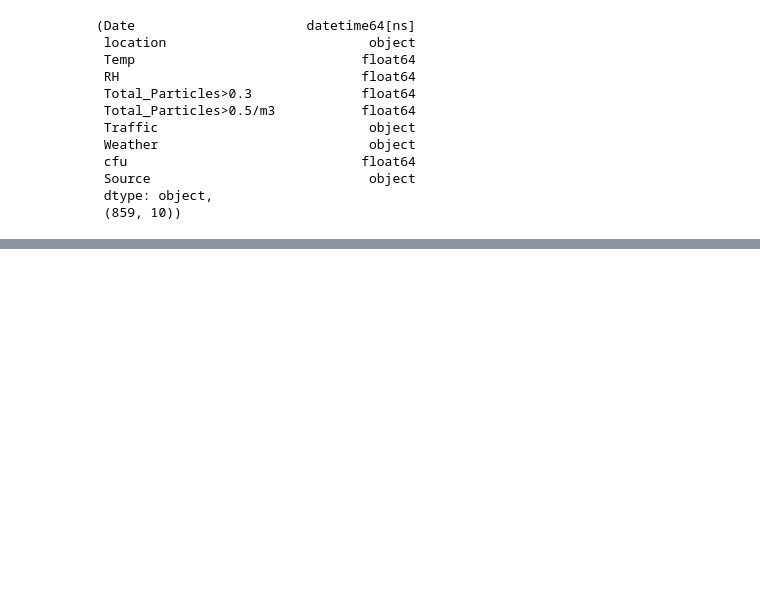
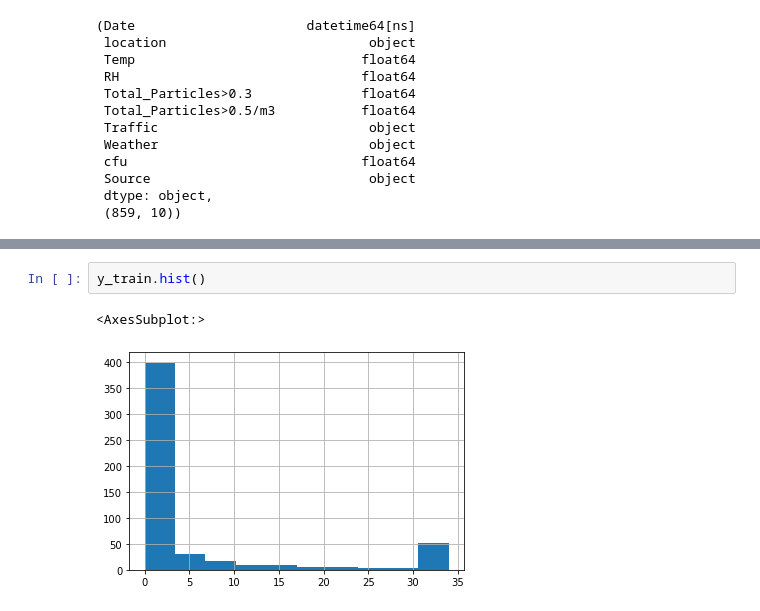
Before and after one commit to jamesclay06/Springboard, a Jupyter notebook: ViableSamplingProject/VAS_Preprocessing.ipynb, the cells around one changed output, grey strips where cells are left out. Drawn from its saved outputs; the diff is of its cells as text; blank space fills up the shorter version.

```diff
--- a/ViableSamplingProject/VAS_Preprocessing.ipynb
+++ b/ViableSamplingProject/VAS_Preprocessing.ipynb
@@ -89,3 +155,8 @@ plt.show()
+# %%
+y_train.hist()
+# %% [output]
+<AxesSubplot:>
+[figure, added]
 # %%
 X_train[['Total_Particles>0.3','Total_Particles>0.5/m3','Temp','RH']].boxplot()
 plt.show()
```
Also changed, not shown: parts of 17 cells of this notebook.
